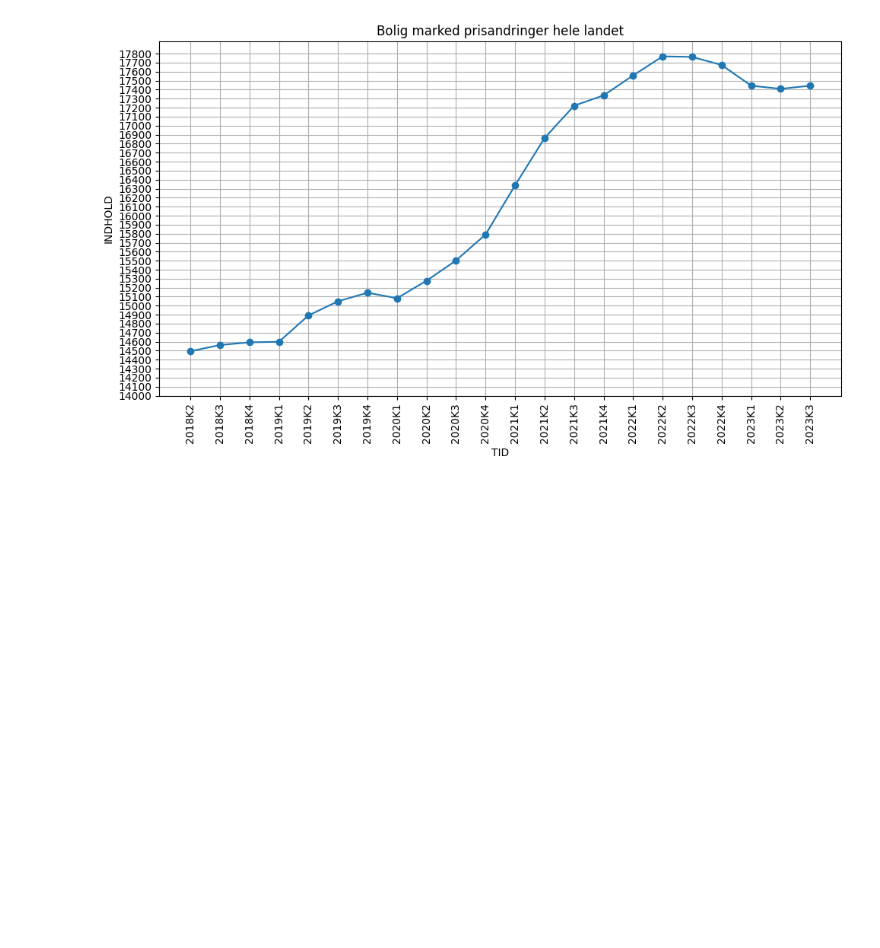
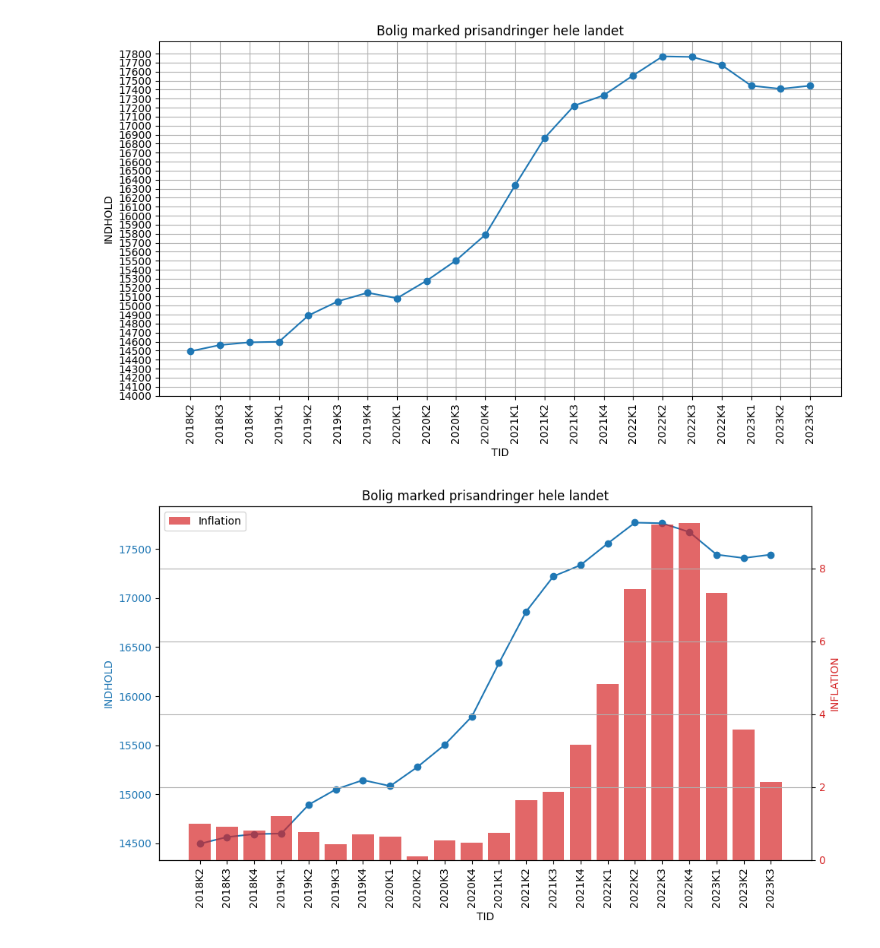
Before and after one commit to Daniel-Manea/big-data-h4, a Jupyter notebook: notebook/bolig-marked-priser.ipynb, the cells around one changed output. Cells and saved outputs as stored; diff of their text form; code cells hidden in the pictures; blank space fills up the shorter version.

Commit message:
Inflation model

```diff
--- a/notebook/bolig-marked-priser.ipynb
+++ b/notebook/bolig-marked-priser.ipynb
@@ -76,3 +76,66 @@ plt.tight_layout()
 plt.show()
 # %% [output]
 [figure]
+# %%
+
+
+# Read the CSV file into a DataFrame for the price dataset
+df_price = pd.read_csv('../data/BMP.csv', sep=';')
+
+# Filter criteria for the price dataset
+filterBy = "Hele landet"
+
+# Filter the DataFrame for the price dataset
+filtered_df_price = df_price[(df_price['TID'] > '2018K1') & (df_price['OMR20'] == filterBy)]
+
+# Convert 'INDHOLD' column to numeric type using .loc
+filtered_df_price.loc[:, 'INDHOLD'] = pd.to_numeric(filtered_df_price['INDHOLD'])
+
+# Read the CSV file into a DataFrame for the inflation dataset
+df_inflation = pd.read_csv('../data/INFLATION.csv', sep=';')
+
+# Extracting the quarter from the 'TID' column for the inflation dataset
+df_inflation['Kvartal'] = df_inflation['TID'].str.extract(r'(\d{4})M(\d{2})').apply(lambda x: f"{x[0]}K{(int(x[1]) - 1) // 3 + 1}", axis=1)
+
+# Converting 'INDHOLD' to numeric for the inflation dataset
+df_inflation['INDHOLD'] = pd.to_numeric(df_inflation['INDHOLD'], errors='coerce')
+
+# Grouping by quarter and calculating the average for the inflation dataset
+average_by_quarter = df_inflation.groupby('Kvartal')['INDHOLD'].mean()
+
+# Combine the two DataFrames using 'TID' and 'Kvartal' columns
+combined_df = pd.merge(filtered_df_price, average_by_quarter, left_on='TID', right_index=True, how='inner')
+
+# Plotting the data
+fig, ax1 = plt.subplots(figsize=(10, 6))
+
+# Plotting the 'INDHOLD' from the price dataset as a line chart
+color = 'tab:blue'
+ax1.set_xlabel('TID')
+ax1.set_ylabel('INDHOLD', color=color)
+ax1.plot(combined_df['TID'], combined_df['INDHOLD_x'], color=color, marker='o', linestyle='-', label='Price')
+ax1.tick_params(axis='y', labelcolor=color)
+
+# Set ticks and rotate x-axis ticks vertically
+ax1.set_xticks(combined_df['TID'])
+ax1.set_xticklabels(combined_df['TID'], rotation=90)
+
+# Create a second y-axis for 'INFLATION' from the inflation dataset
+ax2 = ax1.twinx()
+color = 'tab:red'
+ax2.set_ylabel('INFLATION', color=color)
+ax2.bar(combined_df['TID'], combined_df['INDHOLD_y'], color=color, alpha=0.7, label='Inflation')
+ax2.tick_params(axis='y', labelcolor=color)
+
+# Adding title
+plt.title('Bolig marked prisandringer ' + filterBy.lower())
+
+# Display the legend
+plt.legend(loc='upper left')
+
+# Display the plot
+plt.grid(True)
+plt.tight_layout()
+plt.show()
+# %% [output]
+[figure, added]
```
